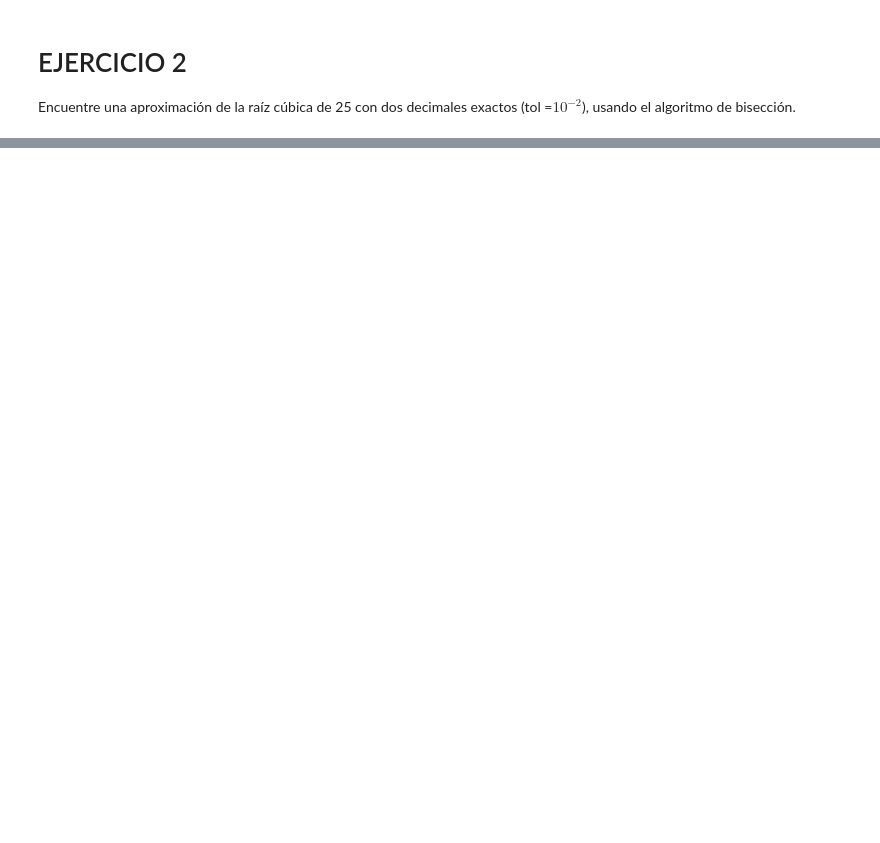
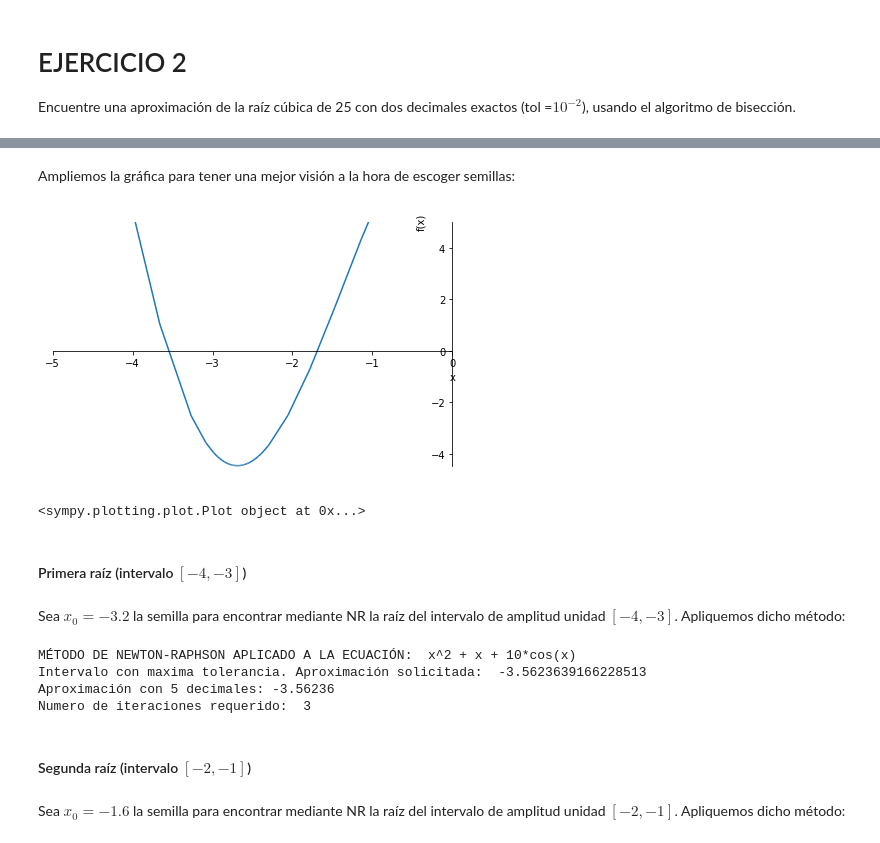
Before and after one commit to quintinmr/DGIIM3, a Jupyter notebook: C2/MATEMÁTICAS/Métodos_Numéricos_II/Prácticas/Práctica_1/practica_1.ipynb, the cells around one changed output, grey strips where cells are left out. Cells and saved outputs as stored; diff of their text form; code cells hidden in the pictures; blank space fills up the shorter version.

```diff
--- a/C2/MATEMÁTICAS/Métodos_Numéricos_II/Prácticas/Práctica_1/practica_1.ipynb
+++ b/C2/MATEMÁTICAS/Métodos_Numéricos_II/Prácticas/Práctica_1/practica_1.ipynb
@@ -85,0 +435,25 @@ Encuentre una aproximación de la raíz cúbica de 25 con dos decimales exactos
+# %% [markdown]
+Ampliemos la gráfica para tener una mejor visión a la hora de escoger semillas:
+# %%
+sp.plot(f_3(x),xlim=(-5,0),ylim=(-5.0,5.0))
+# %% [output]
+[figure, added]
+<sympy.plotting.plot.Plot object at 0x...>
+# %% [markdown]
+#### Primera raíz (intervalo $[-4,-3]$)
+# %% [markdown]
+Sea $x_{0} = -3.2$ la semilla para encontrar mediante NR la raíz del intervalo de amplitud unidad $[-4,-3]$. Apliquemos dicho método:
+# %%
+# Calculemos la aproximación de la solución requerida
+v_inic = -3.2
+cifras = 6
+newton_raphson(v_inic, f_3, df_3, cifras)
+# %% [output]
+MÉTODO DE NEWTON-RAPHSON APLICADO A LA ECUACIÓN:  x^2 + x + 10*cos(x)
+Intervalo con maxima tolerancia. Aproximación solicitada:  -3.5623639166228513
+Aproximación con 5 decimales: -3.56236
+Numero de iteraciones requerido:  3
+# %% [markdown]
+#### Segunda raíz (intervalo $[-2,-1]$)
+# %% [markdown]
+Sea $x_{0} = -1.6$ la semilla para encontrar mediante NR la raíz del intervalo de amplitud unidad $[-2,-1]$. Apliquemos dicho método:
```
Also changed, not shown: parts of 90 cells of this notebook.
